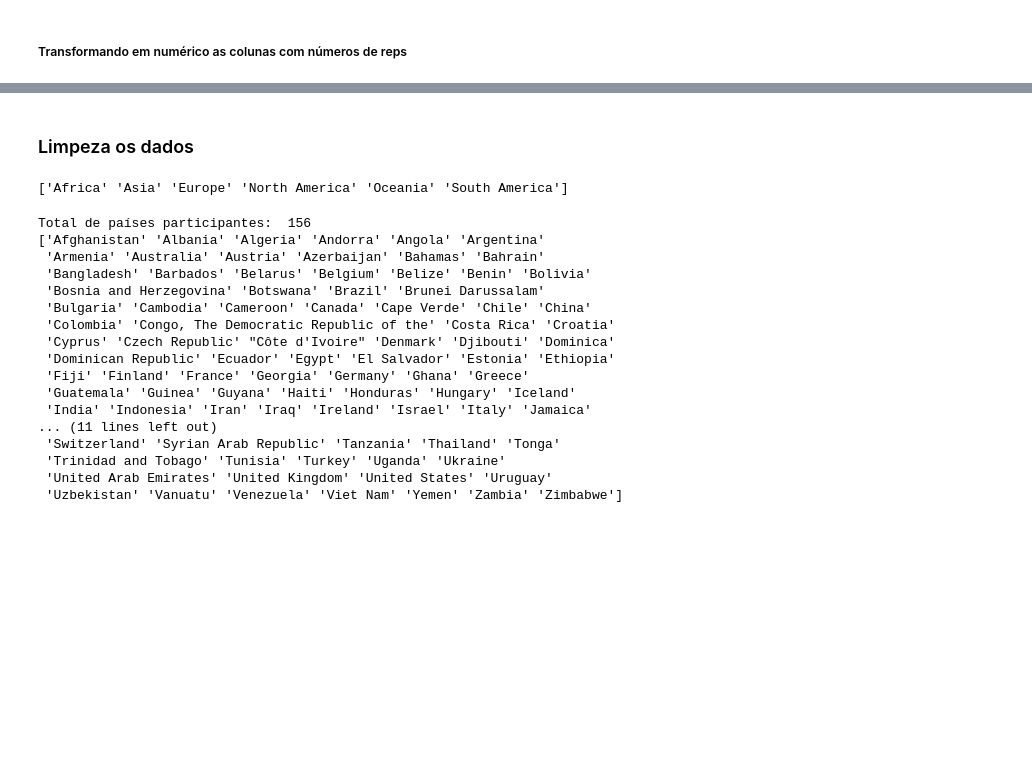
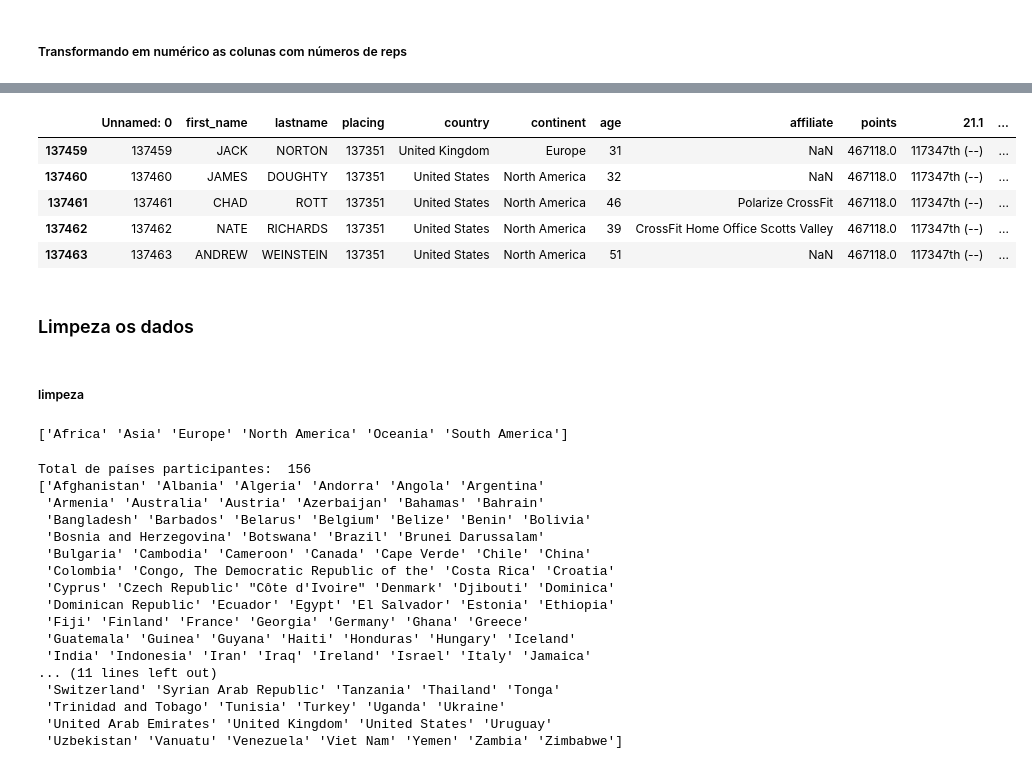
Before and after one commit to DheniMoura/Crossfit_open_2021, a Jupyter notebook: Limpeza_de_dados/male_limpeza_dados.ipynb, the cells around one changed output, grey strips where cells are left out. Cells and saved outputs as stored; diff of their text form; code cells hidden in the pictures; blank space fills up the shorter version.

```diff
--- a/Limpeza_de_dados/male_limpeza_dados.ipynb
+++ b/Limpeza_de_dados/male_limpeza_dados.ipynb
@@ -225,5 +303,16 @@ memory usage: 22.0+ MB
+# %%
+open_masc.tail()
+# %% [output]
+|  | Unnamed: 0 | first_name | lastname | placing | country | continent | age | affiliate | points | 21.1 | ... |
+| 137459 | 137459 | JACK | NORTON | 137351 | United Kingdom | Europe | 31 | NaN | 467118.0 | 117347th (--) | ... |
+| 137460 | 137460 | JAMES | DOUGHTY | 137351 | United States | North America | 32 | NaN | 467118.0 | 117347th (--) | ... |
+| 137461 | 137461 | CHAD | ROTT | 137351 | United States | North America | 46 | Polarize CrossFit | 467118.0 | 117347th (--) | ... |
+| 137462 | 137462 | NATE | RICHARDS | 137351 | United States | North America | 39 | CrossFit Home Office Scotts Valley | 467118.0 | 117347th (--) | ... |
+| 137463 | 137463 | ANDREW | WEINSTEIN | 137351 | United States | North America | 51 | NaN | 467118.0 | 117347th (--) | ... |
 # %% [markdown]
 ### Limpeza os dados
+# %% [markdown]
+##### limpeza
 # %%
 # Conferindo os continentes listados,
 # verificou-se a necessidade de remover dados inconsistentes
```
Also changed, not shown: parts of 36 cells of this notebook, 19 other files.
